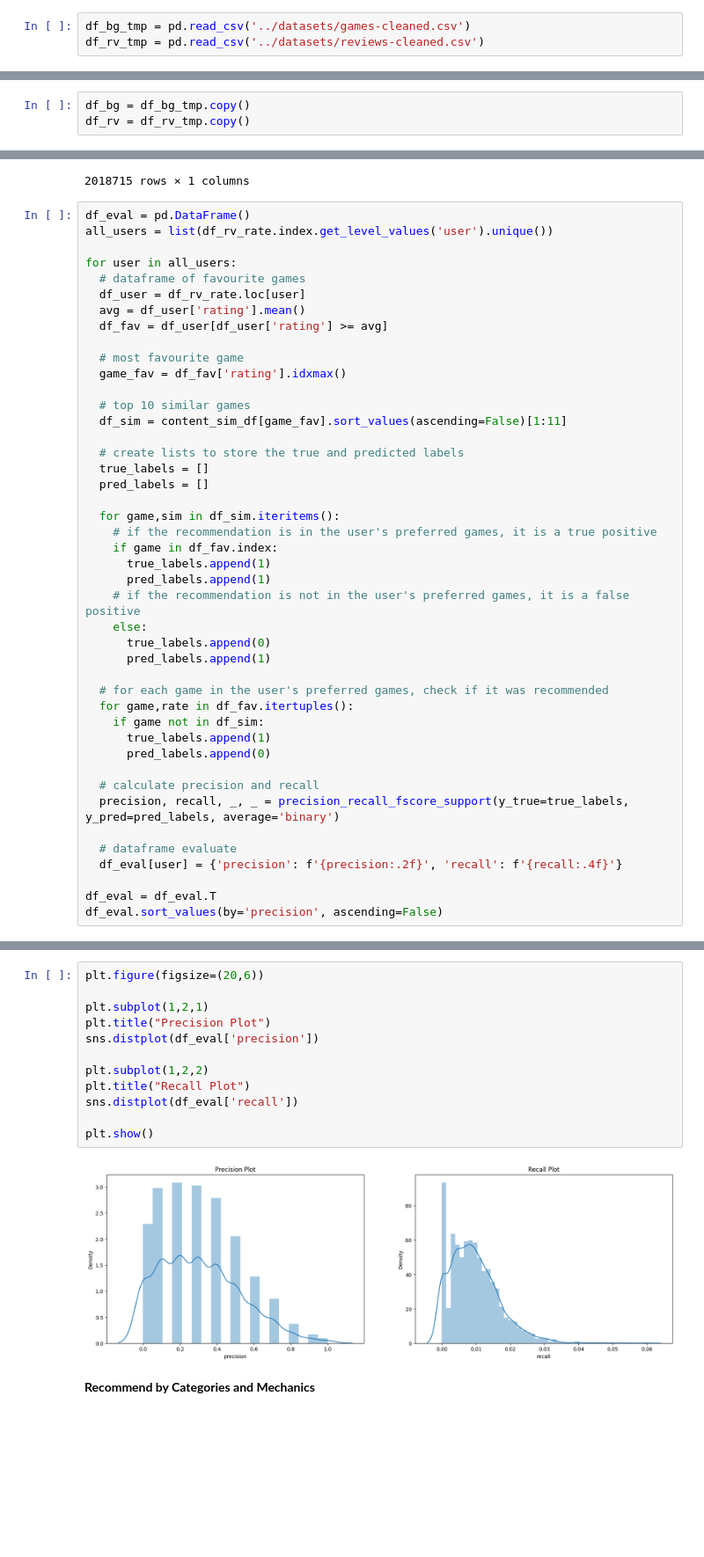
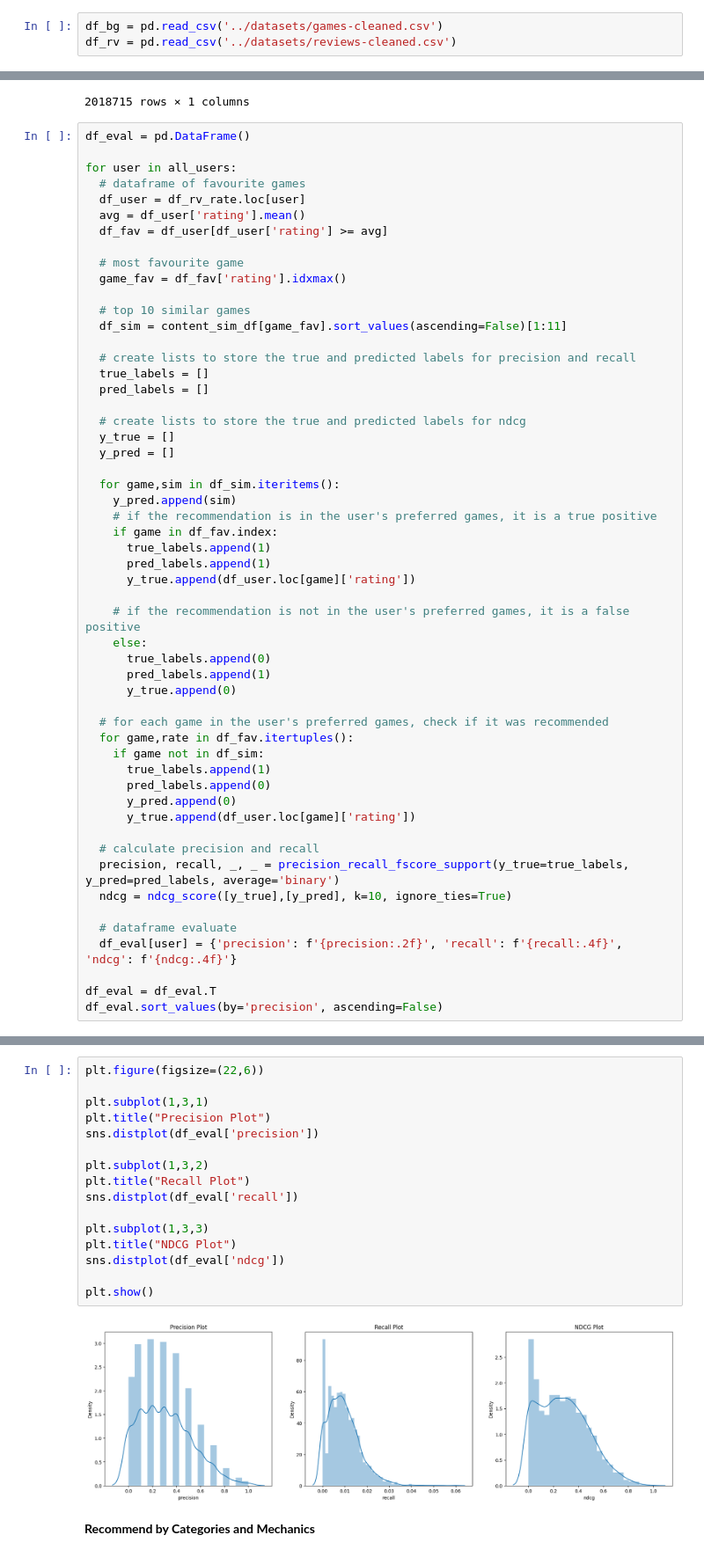
Before and after one commit to Kopzzz/Board-Game-RecCommu, a Jupyter notebook: code/3_Content-Based_Filtering.ipynb, the cells around one changed output, grey strips where cells are left out. Shown at 88% size. Cells and saved outputs as stored; diff of their text form; blank space fills up the shorter version.

Commit message:
ndcg for content-based

```diff
--- a/code/3_Content-Based_Filtering.ipynb
+++ b/code/3_Content-Based_Filtering.ipynb
@@ -15,13 +15,10 @@ from sklearn.metrics import precision_recall_fscore_support
 # %% [markdown]
 # Loading the Data
 # %%
-df_bg_tmp = pd.read_csv('../datasets/games-cleaned.csv')
-df_rv_tmp = pd.read_csv('../datasets/reviews-cleaned.csv')
+df_bg = pd.read_csv('../datasets/games-cleaned.csv')
+df_rv = pd.read_csv('../datasets/reviews-cleaned.csv')
 # %% [markdown]
 # Content-based Recommenders
-# %%
-df_bg = df_bg_tmp.copy()
-df_rv = df_rv_tmp.copy()
 # %%
 df_bg.head()
 # %% [output]
@@ -154,7 +149,6 @@ df_rv_rate
 2018715 rows × 1 columns
 # %%
 df_eval = pd.DataFrame()
-all_users = list(df_rv_rate.index.get_level_values('user').unique())
 
 for user in all_users:
   # dataframe of favourite games
@@ -168,31 +162,42 @@ for user in all_users:
   # top 10 similar games
   df_sim = content_sim_df[game_fav].sort_values(ascending=False)[1:11]
 
-  # create lists to store the true and predicted labels
+  # create lists to store the true and predicted labels for precision and recall
   true_labels = []
   pred_labels = []
 
+  # create lists to store the true and predicted labels for ndcg
+  y_true = []
+  y_pred = []
+
   for game,sim in df_sim.iteritems():
+    y_pred.append(sim)
     # if the recommendation is in the user's preferred games, it is a true positive
     if game in df_fav.index:
       true_labels.append(1)
       pred_labels.append(1)
+      y_true.append(df_user.loc[game]['rating'])
+
     # if the recommendation is not in the user's preferred games, it is a false positive
     else:
       true_labels.append(0)
       pred_labels.append(1)
+      y_true.append(0)
 
   # for each game in the user's preferred games, check if it was recommended
   for game,rate in df_fav.itertuples():
     if game not in df_sim:
       true_labels.append(1)
       pred_labels.append(0)
+      y_pred.append(0)
+      y_true.append(df_user.loc[game]['rating'])
 
   # calculate precision and recall
   precision, recall, _, _ = precision_recall_fscore_support(y_true=true_labels, y_pred=pred_labels, average='binary')
+  ndcg = ndcg_score([y_true],[y_pred], k=10, ignore_ties=True)
 
   # dataframe evaluate
-  df_eval[user] = {'precision': f'{precision:.2f}', 'recall': f'{recall:.4f}'}
+  df_eval[user] = {'precision': f'{precision:.2f}', 'recall': f'{recall:.4f}', 'ndcg': f'{ndcg:.4f}'}
 
 df_eval = df_eval.T
 df_eval.sort_values(by='precision', ascending=False)
@@ -219,17 +227,21 @@ Recall Average: 0.009559308770785785
 # %%
-plt.figure(figsize=(20,6))
+plt.figure(figsize=(22,6))
 
-plt.subplot(1,2,1)
+plt.subplot(1,3,1)
 plt.title("Precision Plot")
 sns.distplot(df_eval['precision'])
 
-plt.subplot(1,2,2)
+plt.subplot(1,3,2)
 plt.title("Recall Plot")
 sns.distplot(df_eval['recall'])
 
+plt.subplot(1,3,3)
+plt.title("NDCG Plot")
+sns.distplot(df_eval['ndcg'])
+
 plt.show()
 # %% [output]
-[figure, old version]
+[figure, new version]
 # %% [markdown]
 **Recommend by Categories and Mechanics**
 # %%
```
Also changed, not shown: parts of 9 cells of this notebook.
